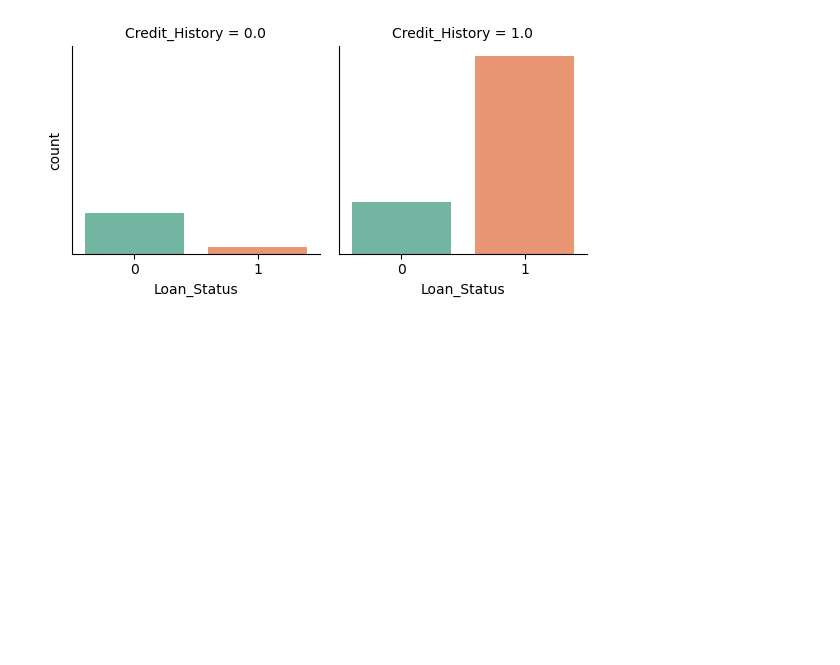
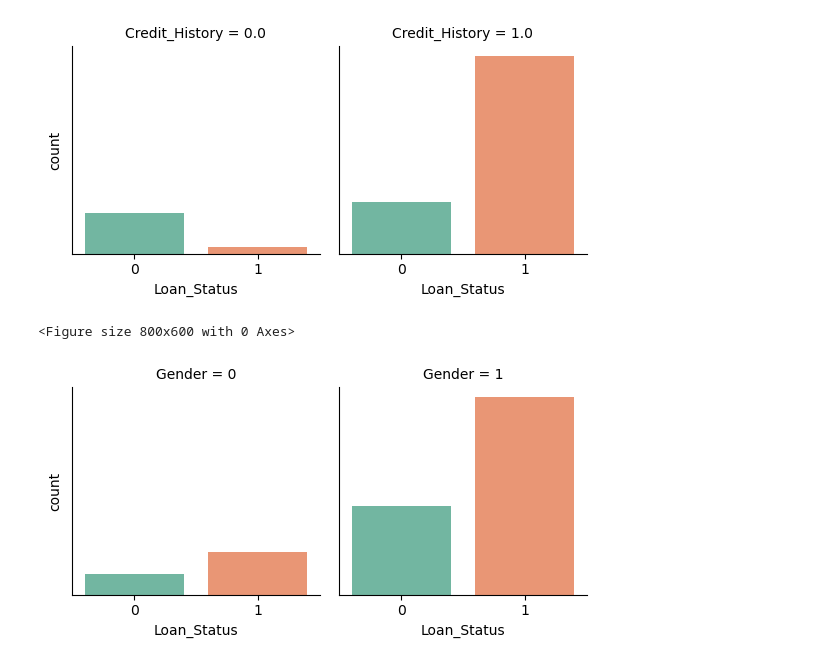
Before and after one commit to nevillemakoyi/Application-ML-Detection-Defauts-Paiements-Credits-Bancaires, a Jupyter notebook: notebooks/RF_credit.ipynb, the cells around one changed output. Saved outputs shown, nothing was run; the diff lists cells and outputs as text; code cells hidden in the pictures; blank space fills up the shorter version.

```diff
--- a/notebooks/RF_credit.ipynb
+++ b/notebooks/RF_credit.ipynb
@@ -208,3 +208,13 @@ plt.show()
 # %% [output]
 <Figure size 800x600 with 0 Axes>
 [figure]
+# %%
+# analyse de la relation entre variable cible et le gender
+plt.figure(figsize=(8, 6))
+grid = sns.FacetGrid(df, col='Gender', height=3, aspect=1)
+grid.map(sns.countplot, 'Loan_Status', palette='Set2')
+plt.yticks([])
+plt.show()
+# %% [output]
+<Figure size 800x600 with 0 Axes>
+[figure, added]
```
Also changed, not shown: parts of 2 cells of this notebook.
